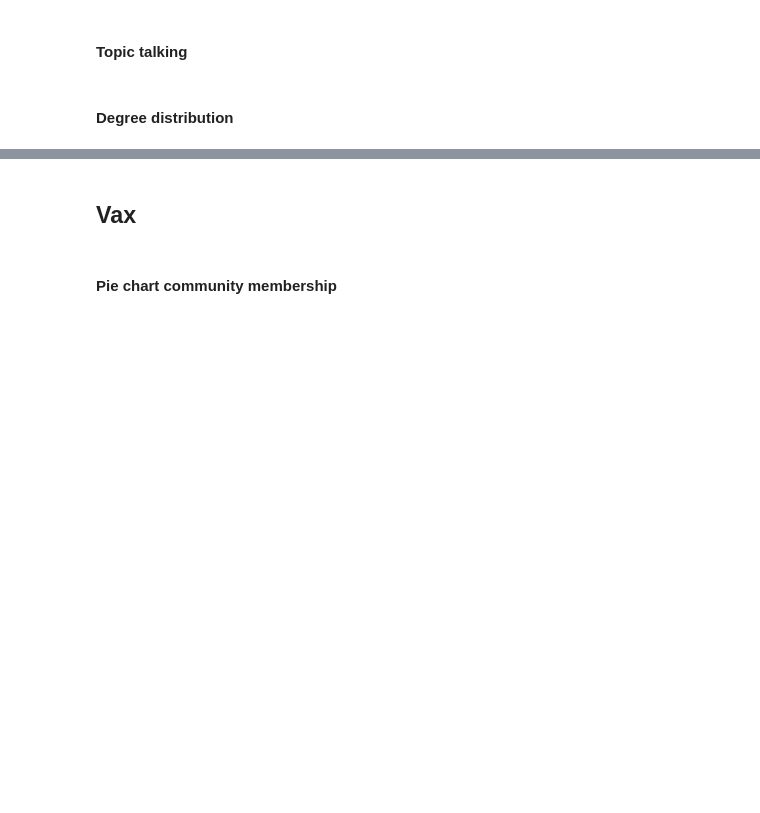
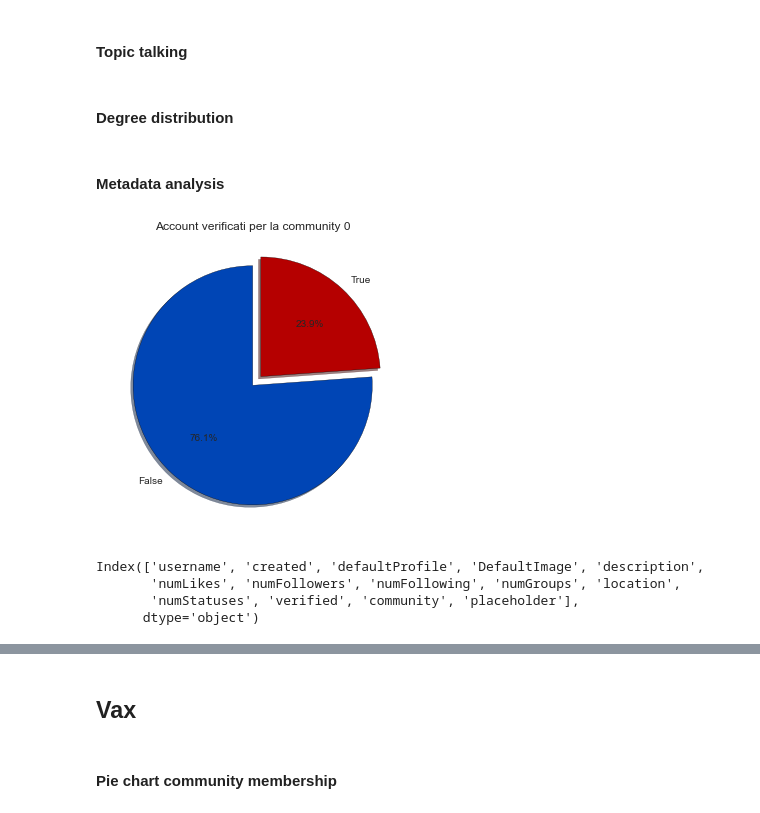
Before and after one commit to Villone96/echo-chambers, a Jupyter notebook: src/Community Analysis.ipynb, the cells around one changed output, grey strips where cells are left out. Drawn from its saved outputs; the diff is of its cells as text; code cells hidden in the pictures; blank space fills up the shorter version.

Commit message:
added new community analysis

```diff
--- a/src/Community Analysis.ipynb
+++ b/src/Community Analysis.ipynb
@@ -249,0 +401,4 @@ sns.violinplot(y ='numLikes', hue='community', data=medatada_df, inner='quartile
+# %% [markdown]
+#### Metadata analysis
+# %%
+metadata = get_metadata()
@@ -249,0 +411,13 @@ sns.violinplot(y ='numLikes', hue='community', data=medatada_df, inner='quartile
+# %%
+verified_pie_chart("0", metadata)
+verified_pie_chart("1", metadata)
+# %% [output]
+[figure, added]
+# %%
+default_pie_chart('0', metadata, 'DefaultImage')
+default_pie_chart('1', metadata, 'DefaultImage')
+# %% [output]
+Index(['username', 'created', 'defaultProfile', 'DefaultImage', 'description',
+       'numLikes', 'numFollowers', 'numFollowing', 'numGroups', 'location',
+       'numStatuses', 'verified', 'community', 'placeholder'],
+      dtype='object')
```
Also changed, not shown: parts of 24 cells of this notebook, 23 other files.
